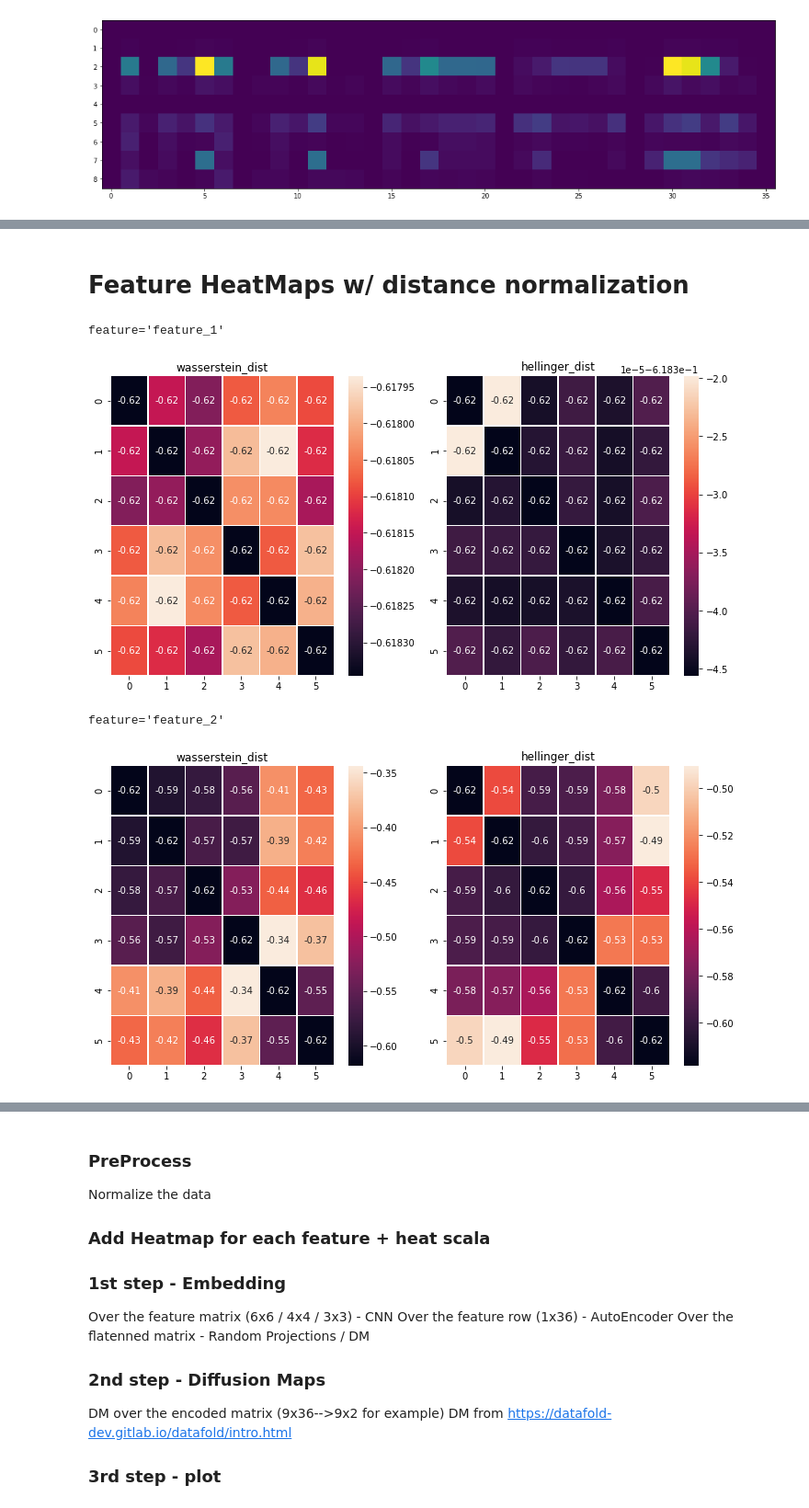
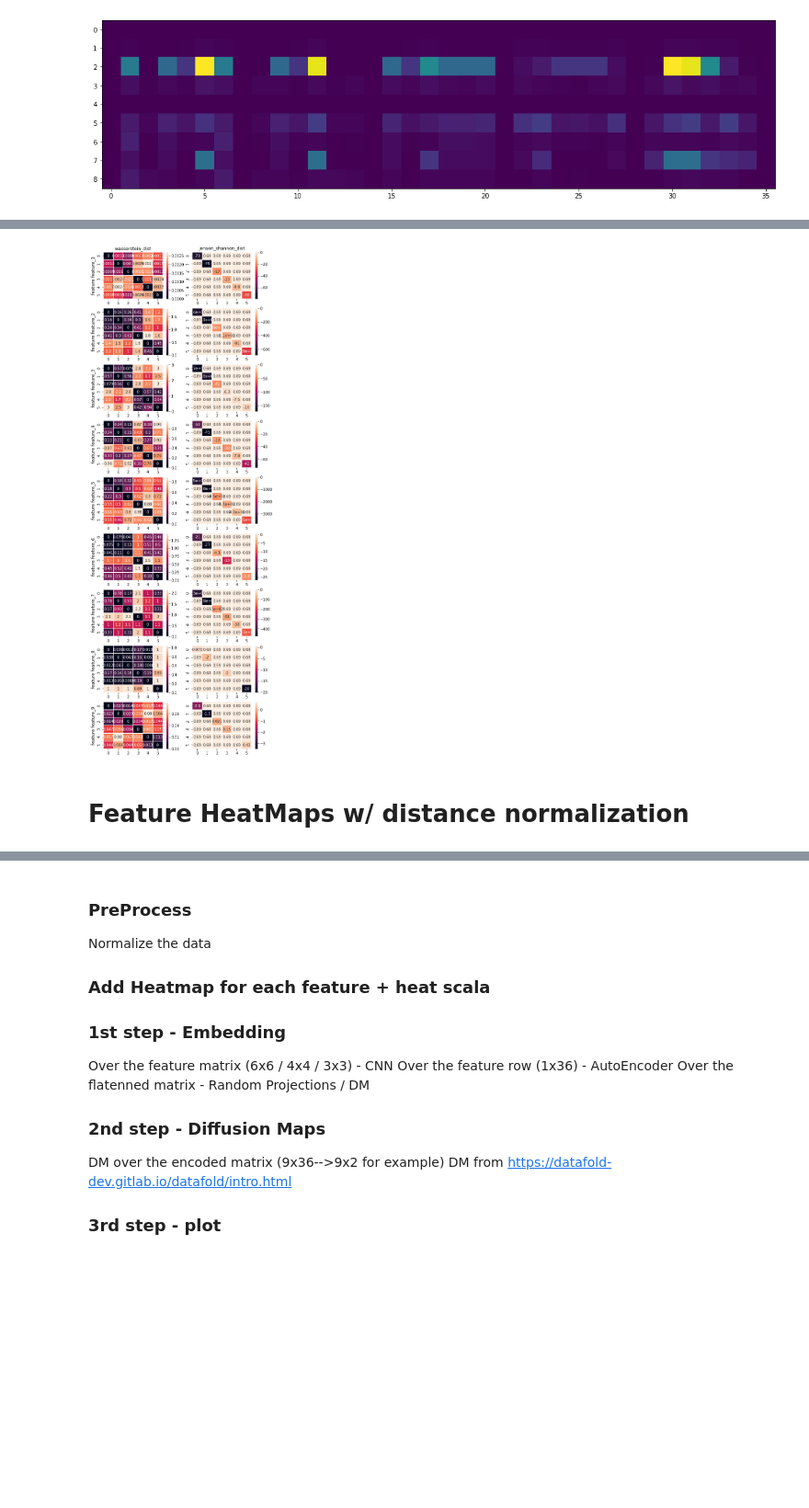
Before and after one commit to Omer-Hedvat/Thesis-TauTransformer, a Jupyter notebook: Omer's notebook.ipynb, the cells around one changed output, grey strips where cells are left out. Shown at 92% size. Drawn from its saved outputs; the diff is of its cells as text; code cells hidden in the pictures; blank space fills up the shorter version.

```diff
--- a/Omer's notebook.ipynb
+++ b/Omer's notebook.ipynb
@@ -177,2 +218,6 @@ im = ax.imshow(helli_df_dists)
+# %%
+export_heatmaps(df_glass, features, 'wasserstein_dist', 'jensen_shannon_dist', False)
+# %% [output]
+[figure, added]
 # %% [markdown]
 # Feature HeatMaps w/ distance normalization
@@ -200,10 +223,0 @@ def export_plots(df, feature, dist_type1, dist_type2):
-# %%
-export_plots(df_glass, 'feature_1', 'wasserstein_dist', 'hellinger_dist')
-# %% [output]
-feature='feature_1'
-[figure, removed]
-# %%
-export_plots(df_glass, 'feature_2', 'wasserstein_dist', 'hellinger_dist')
-# %% [output]
-feature='feature_2'
-[figure, removed]
```
Also changed, not shown: parts of 13 cells of this notebook, 1 other file.
